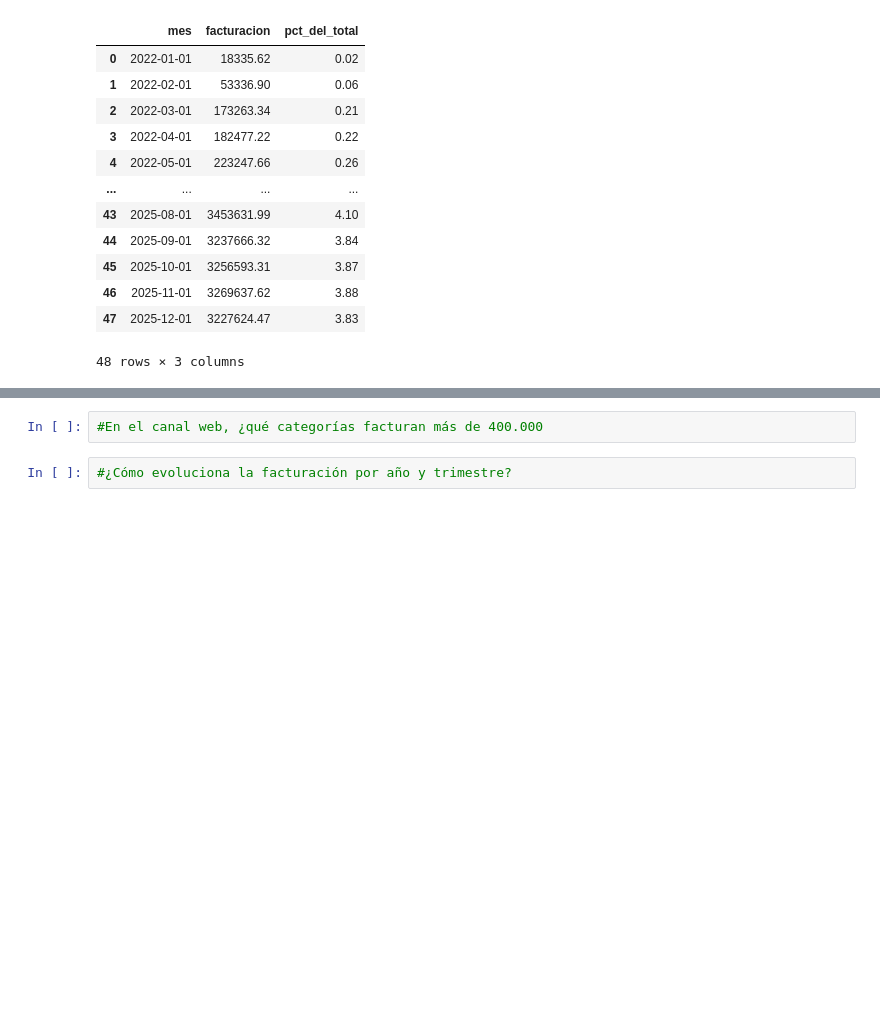
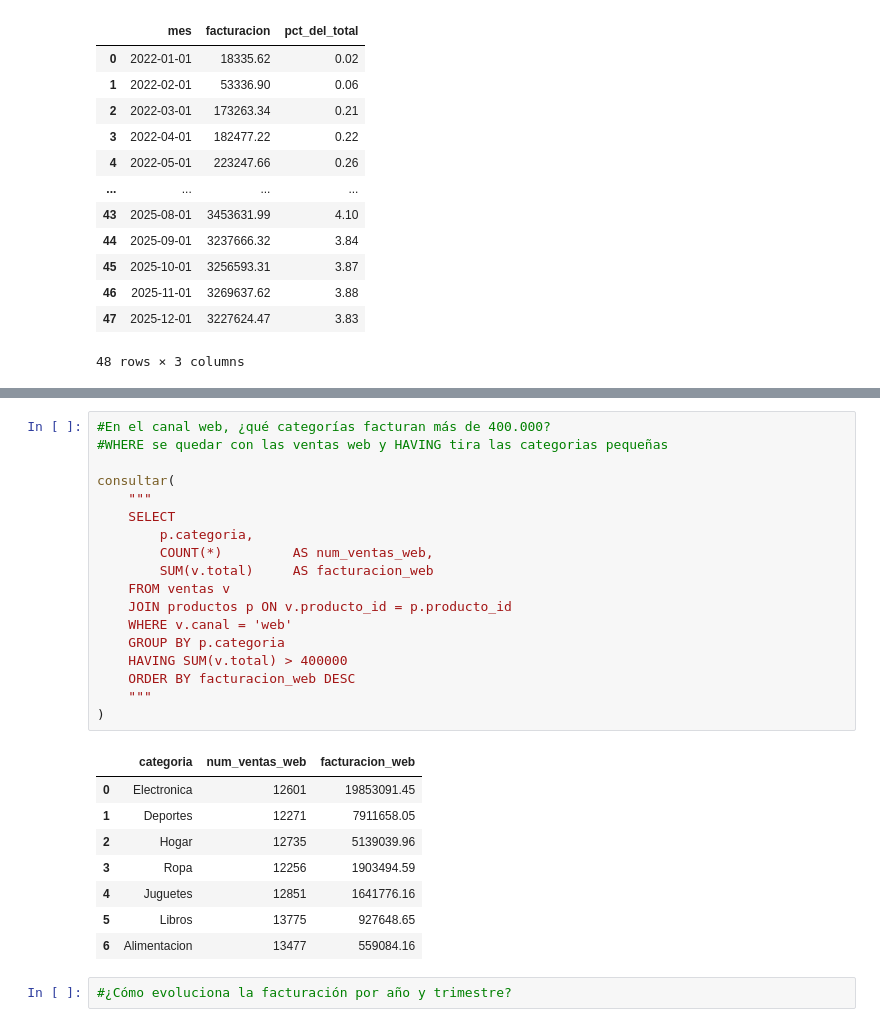
Before and after one commit to Jorge0827/MasterIA-Cohorte7, a Jupyter notebook: Modulo_2/Unidad_1/Clase_2_persistencia/notebooks/sql_avanzado.ipynb, the cells around one changed output, grey strips where cells are left out. Cells and saved outputs as stored; diff of their text form; blank space fills up the shorter version.

```diff
--- a/Modulo_2/Unidad_1/Clase_2_persistencia/notebooks/sql_avanzado.ipynb
+++ b/Modulo_2/Unidad_1/Clase_2_persistencia/notebooks/sql_avanzado.ipynb
@@ -175,5 +200,30 @@ consultar(
 # %%
-#En el canal web, ¿qué categorías facturan más de 400.000
+#En el canal web, ¿qué categorías facturan más de 400.000?
+#WHERE se quedar con las ventas web y HAVING tira las categorias pequeñas
+
+consultar(
+    """
+    SELECT
+        p.categoria,
+        COUNT(*)         AS num_ventas_web,
+        SUM(v.total)     AS facturacion_web
+    FROM ventas v
+    JOIN productos p ON v.producto_id = p.producto_id
+    WHERE v.canal = 'web'
+    GROUP BY p.categoria
+    HAVING SUM(v.total) > 400000
+    ORDER BY facturacion_web DESC
+    """
+)
+# %% [output]
+|  | categoria | num_ventas_web | facturacion_web |
+| 0 | Electronica | 12601 | 19853091.45 |
+| 1 | Deportes | 12271 | 7911658.05 |
+| 2 | Hogar | 12735 | 5139039.96 |
+| 3 | Ropa | 12256 | 1903494.59 |
+| 4 | Juguetes | 12851 | 1641776.16 |
+| 5 | Libros | 13775 | 927648.65 |
+| 6 | Alimentacion | 13477 | 559084.16 |
 # %%
 #¿Cómo evoluciona la facturación por año y trimestre?
 # %%
```
Also changed, not shown: parts of 5 cells of this notebook, 5 other files.
